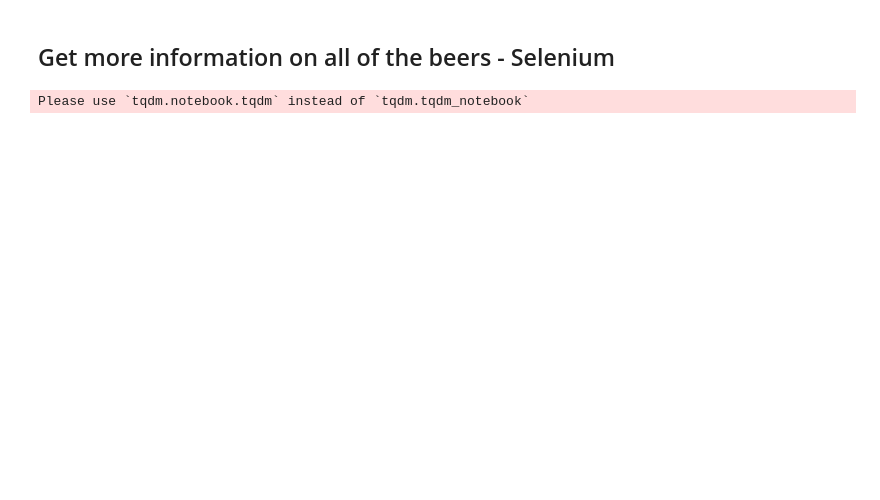
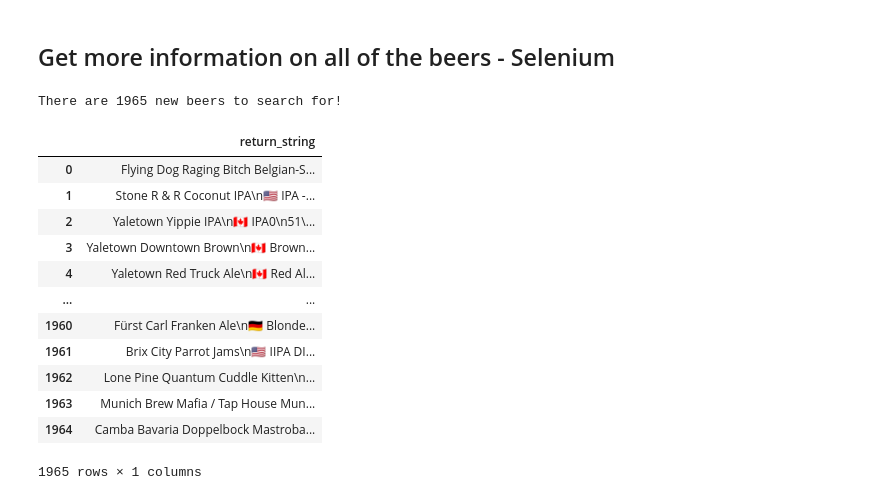
Before and after one commit to LukeBetham/beer_recommender, a Jupyter notebook: Scraping_RateBeer.ipynb, the cells around one changed output. Drawn from its saved outputs; the diff is of its cells as text; code cells hidden in the pictures; blank space fills up the shorter version.

```diff
--- a/Scraping_RateBeer.ipynb
+++ b/Scraping_RateBeer.ipynb
@@ -138,17 +141,20 @@ from selenium import webdriver
 import time
 # %%
 # extract already scraped data from previous scrapes so don't rescrape
-beer_deets = pd.read_csv('beer_deets.csv')
+beer_df = pd.read_csv('beer_deets.csv')
 # %%
 # compare to the unique list to create a new to-be-scraped list
-beer_deets.name_searched.unique()
+new_beer = df.beer_name[~df.beer_name.isin(beer_df.name_found)].unique()
+print("There are", len(new_beer), "new beers to search for!")
+# %% [output]
+There are 1965 new beers to search for!
 # %%
 item_names = []
 desc_string = []
 
 driver = webdriver.Chrome(executable_path='/Users/lukebetham/Downloads/chromedriver')
 
-for beer in tqdm_notebook(df.beer_name.unique()[185:]):
+for beer in tqdm(new_beer):
     driver.get("https://www.ratebeer.com/search?beername={}".format(beer))
     time.sleep(2)
     item_tags = driver.find_elements_by_class_name('fg-1')
@@ -170,6 +176,21 @@ for beer in tqdm_notebook(df.beer_name.unique()[185:]):
         desc_string.append(beer_temp[4])
     except:
         desc_string.append(None)
-# %% [output]
-Please use `tqdm.notebook.tqdm` instead of `tqdm.tqdm_notebook`
+# %%
+beer_deets = pd.DataFrame(desc_string, columns = ['return_string'])
+beer_deets
+# %% [output]
+|  | return_string |
+| 0 | Flying Dog Raging Bitch Belgian-S... |
+| 1 | Stone R & R Coconut IPA\n🇺🇸 IPA -... |
+| 2 | Yaletown Yippie IPA\n🇨🇦 IPA0\n51\... |
+| 3 | Yaletown Downtown Brown\n🇨🇦 Brown... |
+| 4 | Yaletown Red Truck Ale\n🇨🇦 Red Al... |
+| ... | ... |
+| 1960 | Fürst Carl Franken Ale\n🇩🇪 Blonde... |
+| 1961 | Brix City Parrot Jams\n🇺🇸 IIPA DI... |
+| 1962 | Lone Pine Quantum Cuddle Kitten\n... |
+| 1963 | Munich Brew Mafia / Tap House Mun... |
+| 1964 | Camba Bavaria Doppelbock Mastroba... |
+1965 rows × 1 columns
 # %%
```
Also changed, not shown: parts of 10 cells of this notebook, 3 other files.
